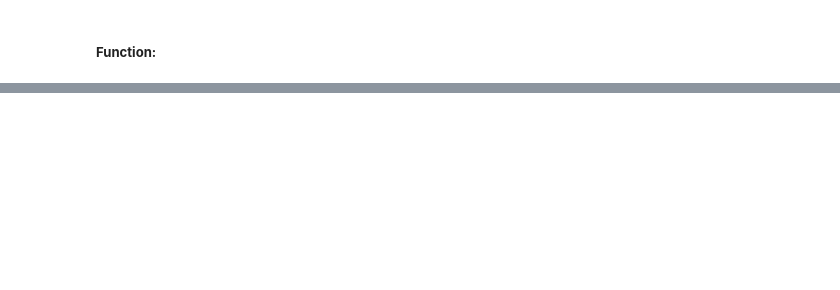
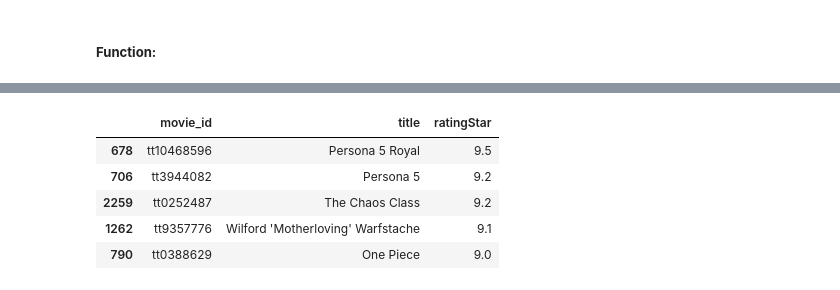
Before and after one commit to HThinhZ/Recommender_System_Project, a Jupyter notebook: T4_VisualizeData.ipynb, the cells around one changed output, grey strips where cells are left out. Cells and saved outputs as stored; diff of their text form; code cells hidden in the pictures; blank space fills up the shorter version.

```diff
--- a/T4_VisualizeData.ipynb
+++ b/T4_VisualizeData.ipynb
@@ -397,0 +458,7 @@ rs_genre(genre_df, 'comedy')
+# %%
+options = {
+    'title': "o",
+    'genre': ["drama", "comedy"],
+    'releaseLocation': "",
+    'ratingStar': 9
+}
@@ -397,0 +495,43 @@ rs_genre(genre_df, 'comedy')
+# %%
+def rs_asearch(df, options):
+    as_df = df.copy()
+    as_df['genre'] = as_df['genre'].astype(str)
+
+    for idx in options.keys():
+        if (idx == 'title'):
+            if options[idx] != "":
+                mask = as_df['title'].str.lower().str.contains(options['title'].lower())
+                as_df = as_df[mask]
+        if (idx == 'genre'):
+            if options[idx]:
+                for opt in options[idx]:
+                    mask = as_df['genre'].str.lower().str.contains(opt.lower())
+                    as_df = as_df[mask]
+        if (idx == 'releaseLocation'):
+            if options[idx] != "":
+                mask = as_df['releaseLocation'].str.lower().str.contains(options['releaseLocation'].lower())
+                as_df = as_df[mask]
+
+        if (idx == 'ratingStar'):
+            if options[idx] != "":
+                mask = as_df['ratingStar'] >= options[idx]
+                as_df = as_df[mask]
+
+    as_df = as_df.sort_values(by='ratingStar',ascending=False)
+    return as_df[['movie_id', 'title', 'ratingStar']]
+# %%
+df = mi_df.copy()
+options = {
+    'title': "o",
+    'genre': ["drama", "comedy"],
+    'releaseLocation': "",
+    'ratingStar': 9
+}
+rs_asearch(df, options)
+# %% [output]
+|  | movie_id | title | ratingStar |
+| 678 | tt10468596 | Persona 5 Royal | 9.5 |
+| 706 | tt3944082 | Persona 5 | 9.2 |
+| 2259 | tt0252487 | The Chaos Class | 9.2 |
+| 1262 | tt9357776 | Wilford 'Motherloving' Warfstache | 9.1 |
+| 790 | tt0388629 | One Piece | 9.0 |
```
Also changed, not shown: parts of 25 cells of this notebook.
